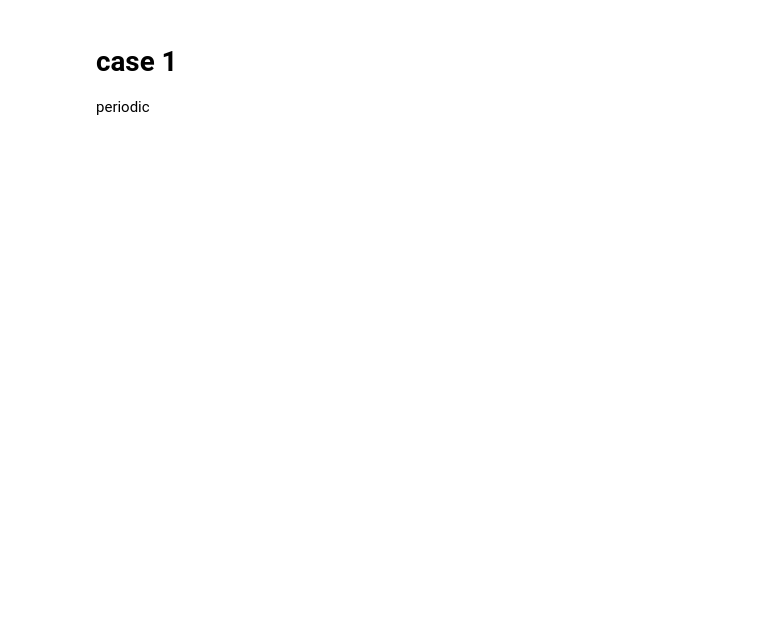
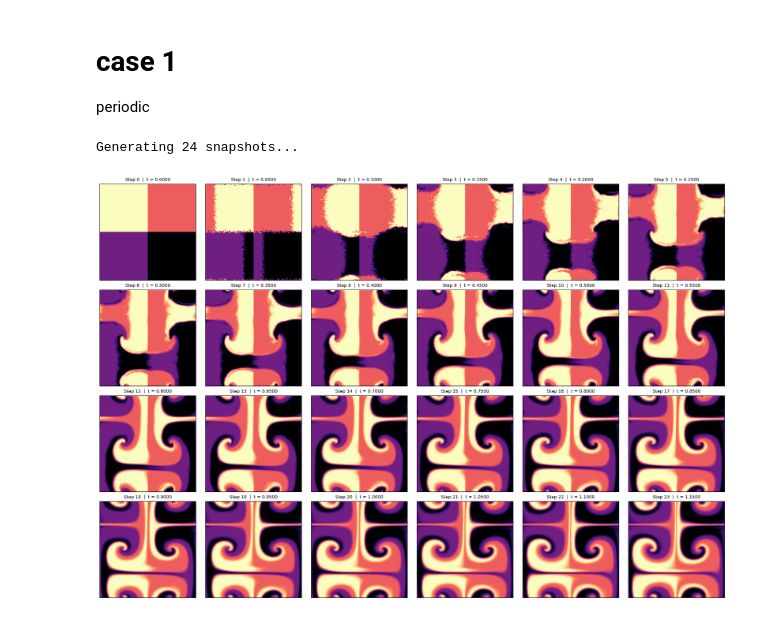
Before and after one commit to HuChen9218/MATH_714_pro_stable_fluid, a Jupyter notebook: case_1.ipynb, the cells around one changed output. Drawn from its saved outputs; the diff is of its cells as text; code cells hidden in the pictures; blank space fills up the shorter version.

```diff
--- a/case_1.ipynb
+++ b/case_1.ipynb
@@ -13,18 +13,18 @@ import matplotlib.pyplot as plt
 class FluidConfig:
     N_x = 128            #  (N x N)
     N_y = 128
-    Lx = 1.0       # spacial scale. in previous code, we didnt consider the spacial scale. that is, one cell with length 1
+    Lx = 1.0       # spacial scale. in previous code, spacial scale is not considered. that is, one cell with length 1
     Ly = 1.0
     dx = Lx / N_x
     dy = Ly / N_y
 
-    DT = 0.1          # time step
+    DT = 0.05 # 0.001 #0.01 #          # time step
     VISCOSITY = 0.001 # Diffusion strength
     DIFFUSION_ITER = 20 # CG step for diffusion
     PRESSURE_ITER = 50  # CG step for pressure
 
     # Kolmogorov Flow
-    FORCE_SCALE = 0.0#1.0#80.0
+    FORCE_SCALE = 0.0
     WAVE_NUMBER = 4.0
 
 class FluidState(NamedTuple):
@@ -32,7 +32,7 @@ class FluidState(NamedTuple):
     v: jnp.ndarray
     density: jnp.ndarray
 # %%
-def laplacian(f):
+def laplacian(f, dx,dy):
     left  = jnp.roll(f, 1, axis=1)
     right = jnp.roll(f, -1, axis=1)
     down  = jnp.roll(f, 1, axis=0)
@@ -52,7 +52,7 @@ def gradient(p, dx, dy):
     return du_dx, dv_dy
 # %%
 def advect(f,u,v,dt,dx,dy):
-    mesh_y, mesh_x = jnp.meshgrid(jnp.arange(N_x), jnp.arange(N_y), indexing='ij')
+    mesh_y, mesh_x = jnp.meshgrid(jnp.arange(FluidConfig.N_y), jnp.arange(FluidConfig.N_x), indexing='ij')
     mesh_x_new = mesh_x - (u * dt) / dx
     mesh_y_new = mesh_y - (v * dt) / dy
     coords = jnp.stack([mesh_y_new, mesh_x_new], axis=0)
@@ -77,7 +77,7 @@ def pressure(div, n_iter, dx, dy):
 
 def project(u, v, n_iter, dx, dy):
     div = divergence(u, v, dx, dy)
-    p = solve_pressure(div, n_iter, dx, dy)
+    p = pressure(div, n_iter, dx, dy)
     grad_p_x, grad_p_y = gradient(p, dx, dy)
     return u - grad_p_x, v - grad_p_y
 
@@ -89,0 +150,50 @@ def apply_kolmogorov_forcing(u, v, dt, scale, k):
+# %%
+import matplotlib.pyplot as plt
+import jax
+NOISE_SCALE = 0.2
+
+def main_grid_plot():
+    state0 = init_checkerboard_shear()
+    # initial compile
+    _ = step_fn(state0)
+
+    # real state
+    state = init_checkerboard_shear()
+
+    rows = 4
+    cols = 6
+    total_plots = rows * cols
+
+    fig, axes = plt.subplots(rows, cols, figsize=(18, 12), constrained_layout=True)
+
+    axes_flat = axes.flatten()
+
+    steps_per_plot =  1 #50 #5 #  改变步数 对应前面时间步
+    current_step = 0
+
+    print(f"Generating {total_plots} snapshots...")
+
+    for i, ax in enumerate(axes_flat):
+
+        n_steps = 0 if i == 0 else steps_per_plot
+
+        for _ in range(n_steps):
+            state = step_fn(state)
+            current_step += 1
+
+        data = jax.device_get(state.density)
+        ax.imshow(data, cmap='magma', origin='lower')#, vmin=0, vmax=1)
+
+        ax.set_xticks([])
+        ax.set_yticks([])
+
+        t = current_step * FluidConfig.DT
+        ax.set_title(f"Step {current_step}  |  t = {t:.4f}", fontsize=9)
+
+    plt.savefig("case_1_dt_0p05_3.png", dpi=300, bbox_inches='tight')
+    plt.show()
+
+main_grid_plot()
+# %% [output]
+Generating 24 snapshots...
+[figure, added]
```
Also changed, not shown: parts of 2 cells of this notebook, 1 other file.
